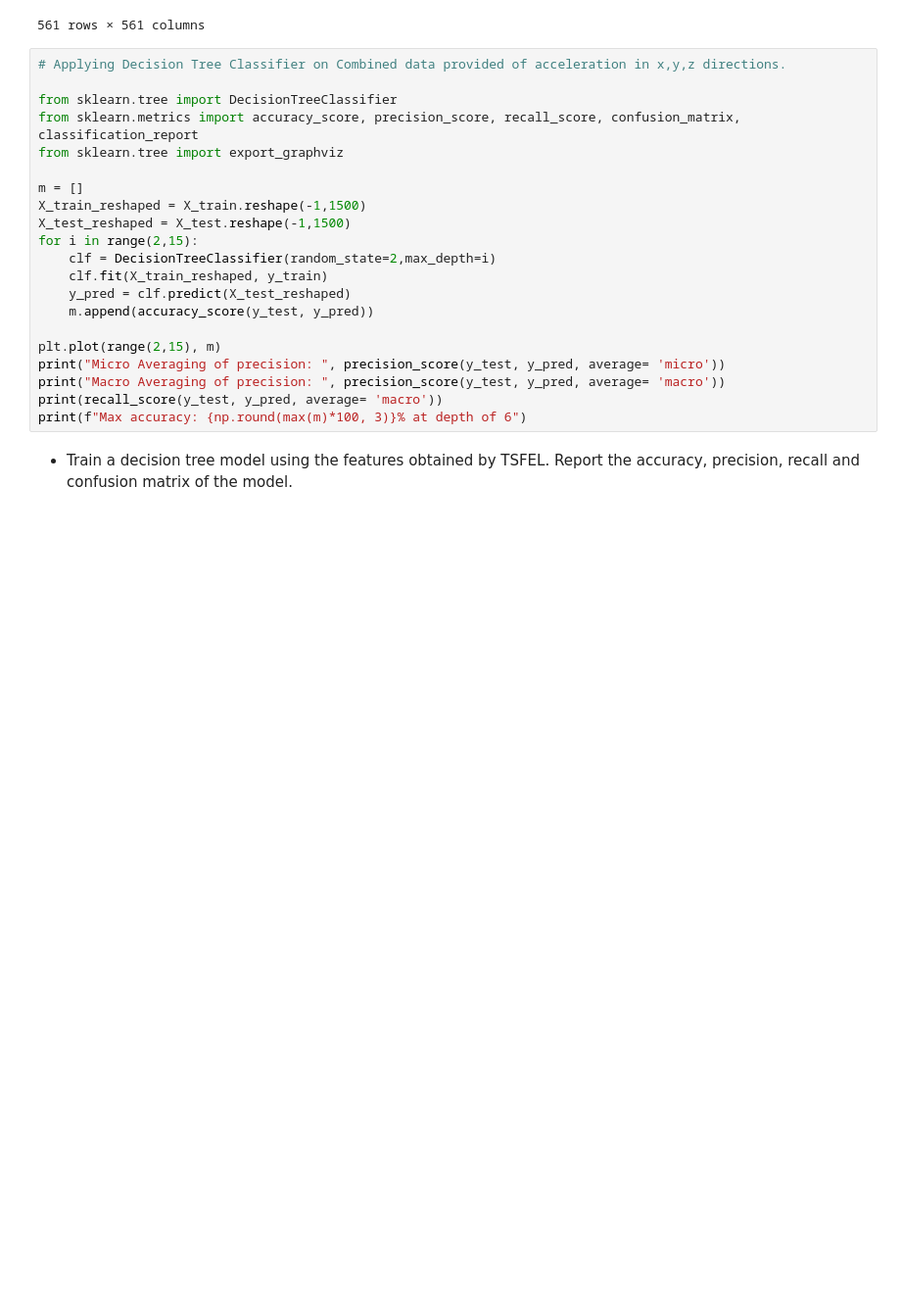
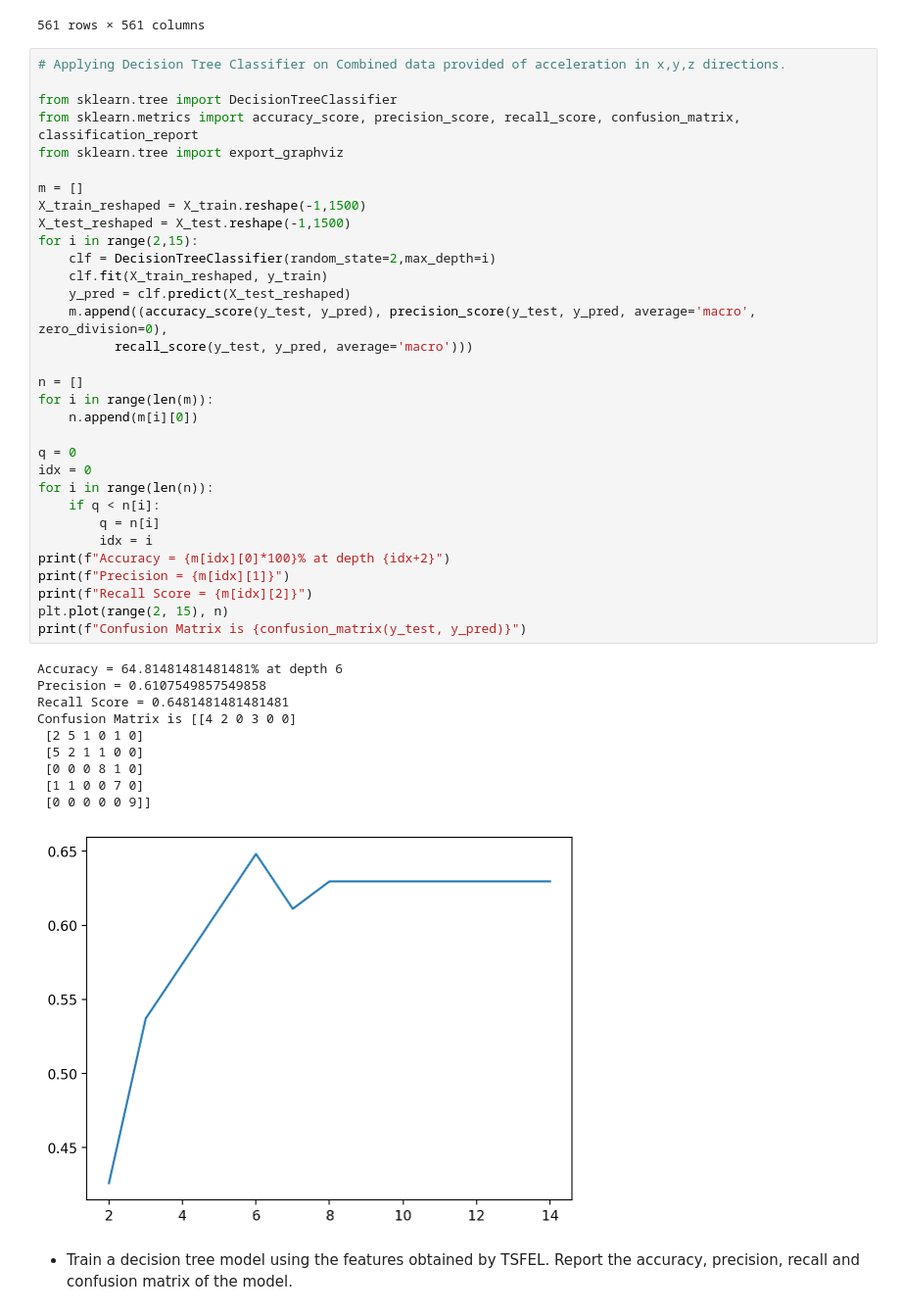
Before and after one commit to Reckadon/ES335-ML-Assignment-1, a Jupyter notebook: T1&2.ipynb, the cells around one changed output. Shown at 98% size. Drawn from its saved outputs; the diff is of its cells as text; blank space fills up the shorter version.

Commit message:
T1 and 2 scores readded.

```diff
--- a/T1&2.ipynb
+++ b/T1&2.ipynb
@@ -470,27 +462,49 @@ corraw
 | angle(Y,gravityMean) | 0.034371 | 0.001053 | -0.015288 | 0.471065 | 0.523600 | ... |
 | angle(Z,gravityMean) | 0.028242 | -0.013903 | -0.022643 | 0.394825 | 0.433169 | ... |
 561 rows × 561 columns
-# %%
-# Applying Decision Tree Classifier on Combined data provided of acceleration in x,y,z directions.
-
-from sklearn.tree import DecisionTreeClassifier
-from sklearn.metrics import accuracy_score, precision_score, recall_score, confusion_matrix, classification_report
-from sklearn.tree import export_graphviz
-
-m = []
-X_train_reshaped = X_train.reshape(-1,1500)
-X_test_reshaped = X_test.reshape(-1,1500)
-for i in range(2,15):
-    clf = DecisionTreeClassifier(random_state=2,max_depth=i)
-    clf.fit(X_train_reshaped, y_train)
-    y_pred = clf.predict(X_test_reshaped)
-    m.append(accuracy_score(y_test, y_pred))
-
-plt.plot(range(2,15), m)
-print("Micro Averaging of precision: ", precision_score(y_test, y_pred, average= 'micro'))
-print("Macro Averaging of precision: ", precision_score(y_test, y_pred, average= 'macro'))
-print(recall_score(y_test, y_pred, average= 'macro'))
-print(f"Max accuracy: {np.round(max(m)*100, 3)}% at depth of 6")
+# %%
+# Applying Decision Tree Classifier on Combined data provided of acceleration in x,y,z directions.
+
+from sklearn.tree import DecisionTreeClassifier
+from sklearn.metrics import accuracy_score, precision_score, recall_score, confusion_matrix, classification_report
+from sklearn.tree import export_graphviz
+
+m = []
+X_train_reshaped = X_train.reshape(-1,1500)
+X_test_reshaped = X_test.reshape(-1,1500)
+for i in range(2,15):
+    clf = DecisionTreeClassifier(random_state=2,max_depth=i)
+    clf.fit(X_train_reshaped, y_train)
+    y_pred = clf.predict(X_test_reshaped)
+    m.append((accuracy_score(y_test, y_pred), precision_score(y_test, y_pred, average='macro', zero_division=0),
+          recall_score(y_test, y_pred, average='macro')))
+
+n = []
+for i in range(len(m)):
+    n.append(m[i][0])
+
+q = 0
+idx = 0
+for i in range(len(n)):
+    if q < n[i]:
+        q = n[i]
+        idx = i
+print(f"Accuracy = {m[idx][0]*100}% at depth {idx+2}")
+print(f"Precision = {m[idx][1]}")
+print(f"Recall Score = {m[idx][2]}")
+plt.plot(range(2, 15), n)
+print(f"Confusion Matrix is {confusion_matrix(y_test, y_pred)}")
+# %% [output]
+Accuracy = 64.81481481481481% at depth 6
+Precision = 0.6107549857549858
+Recall Score = 0.6481481481481481
+Confusion Matrix is [[4 2 0 3 0 0]
+ [2 5 1 0 1 0]
+ [5 2 1 1 0 0]
+ [0 0 0 8 1 0]
+ [1 1 0 0 7 0]
+ [0 0 0 0 0 9]]
+[figure, added]
 # %% [markdown]
 - Train a decision tree model using the features obtained by TSFEL. Report the accuracy, precision, recall and confusion matrix of the model.
 # %%
```
Also changed, not shown: parts of 14 cells of this notebook.
